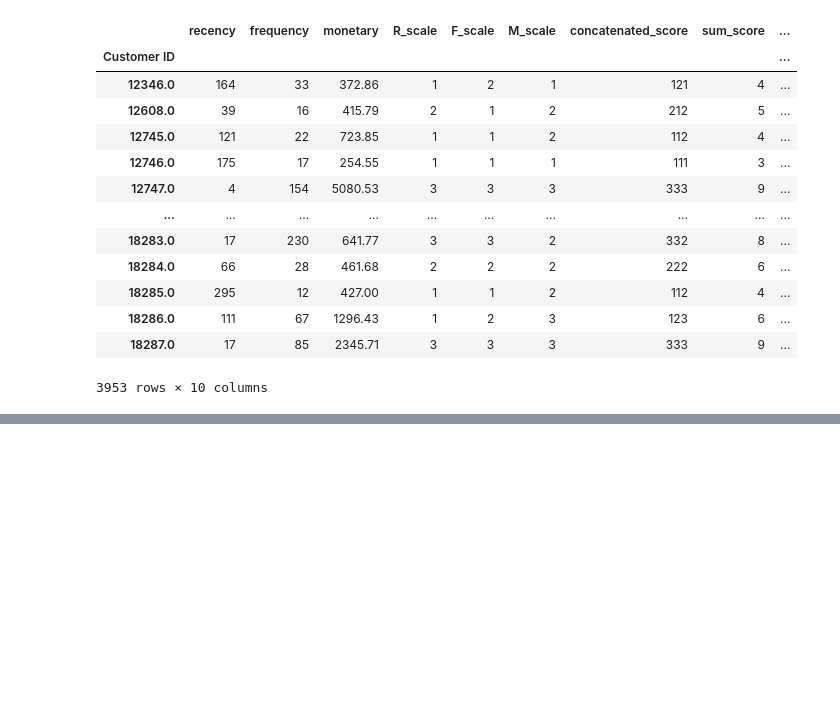
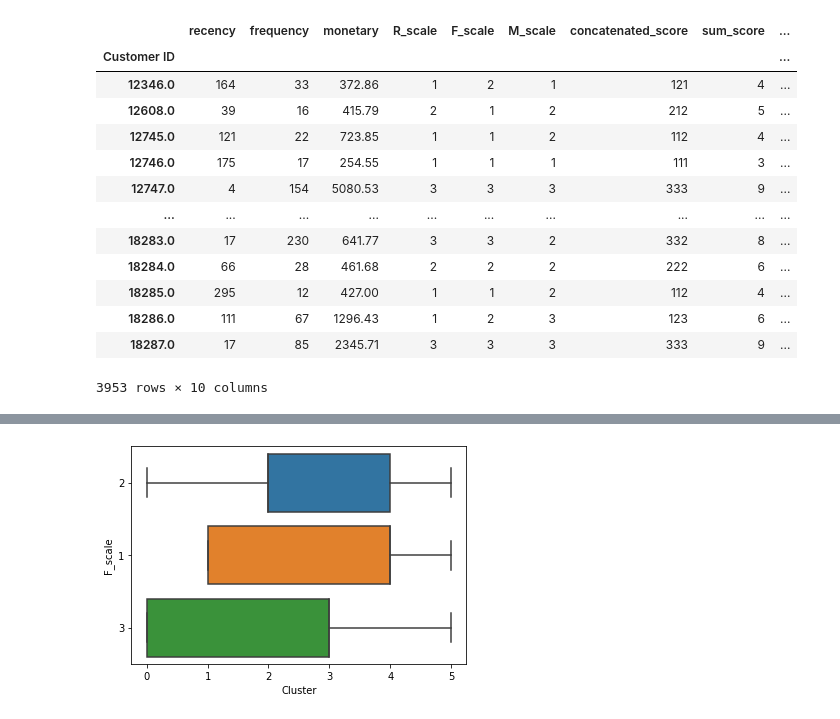
Before and after one commit to JJLZ21/ECS171-final-project, a Jupyter notebook: ml_file.ipynb, the cells around one changed output, grey strips where cells are left out. Cells and saved outputs as stored; diff of their text form; code cells hidden in the pictures; blank space fills up the shorter version.

```diff
--- a/ml_file.ipynb
+++ b/ml_file.ipynb
@@ -892,0 +895,6 @@ plt.show()
+# %%
+# Visualize clusters formed on Frequency
+sns.boxplot(x='Cluster', y = 'F_scale', data = rfm)
+plt.show()
+# %% [output]
+[figure, added]
```
Also changed, not shown: parts of 19 cells of this notebook.
